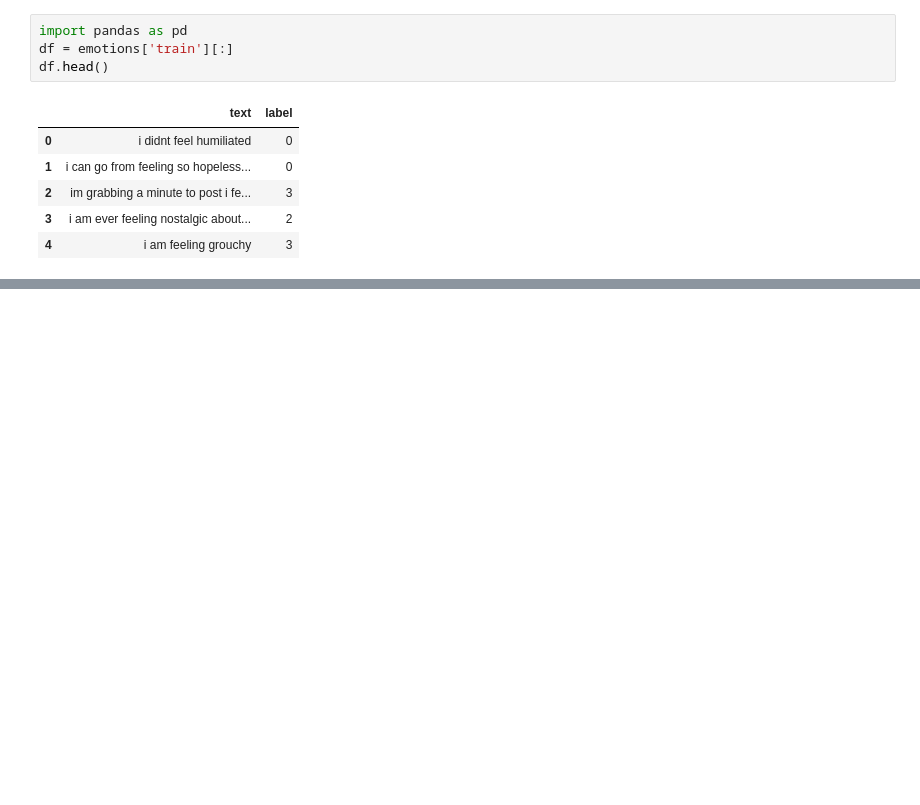
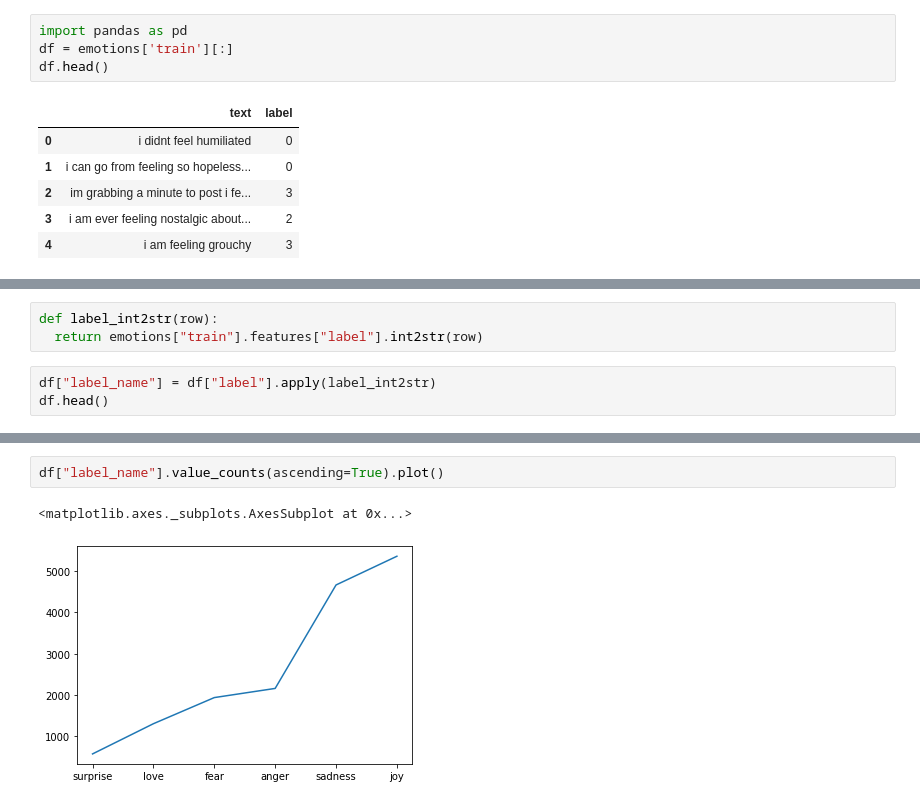
Before and after one commit to aliaminibagh/NLP_With_Transformers, a Jupyter notebook: Chapter02/Text_Classification.ipynb, the cells around one changed output, grey strips where cells are left out. Cells and saved outputs as stored; diff of their text form; blank space fills up the shorter version.

```diff
--- a/Chapter02/Text_Classification.ipynb
+++ b/Chapter02/Text_Classification.ipynb
@@ -121,0 +143,6 @@ df.head()
+# %%
+def label_int2str(row):
+  return emotions["train"].features["label"].int2str(row)
+# %%
+df["label_name"] = df["label"].apply(label_int2str)
+df.head()
@@ -121,0 +156,5 @@ df.head()
+# %%
+df["label_name"].value_counts(ascending=True).plot()
+# %% [output]
+<matplotlib.axes._subplots.AxesSubplot at 0x...>
+[figure, added]
```
Also changed, not shown: parts of 50 cells of this notebook.
